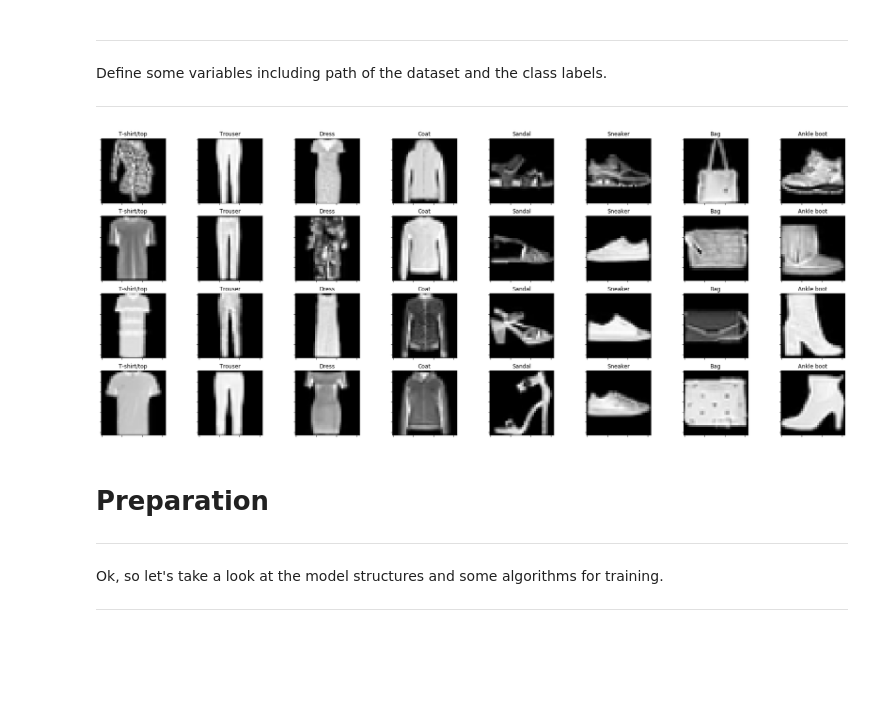
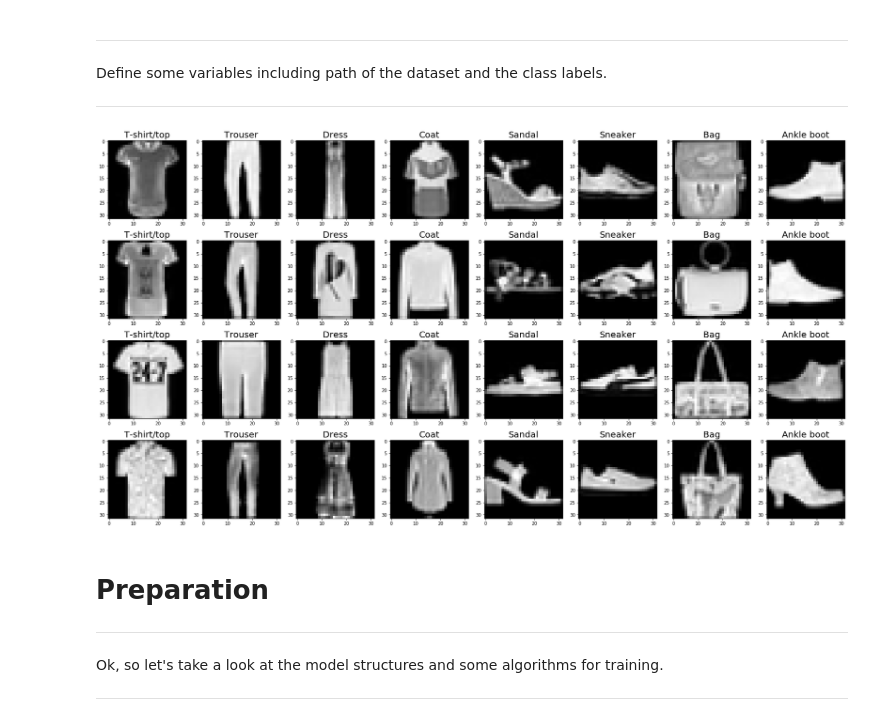
Before and after one commit to shinshoji01/gonken-lesson, a Jupyter notebook: 2021/Week_05_PyTorch/notebooks/classification.ipynb, the cells around one changed output. Drawn from its saved outputs; the diff is of its cells as text; code cells hidden in the pictures; blank space fills up the shorter version.

```diff
--- a/2021/Week_05_PyTorch/notebooks/classification.ipynb
+++ b/2021/Week_05_PyTorch/notebooks/classification.ipynb
@@ -35,0 +38,36 @@ In this notebook, I'm going to explain the basic procedure of classification inc
+# %%
+transform_original = transforms.Compose([
+    transforms.ToTensor(),
+])
+# %%
+transform = transforms.Compose([
+#     transforms.CenterCrop(16),
+#     transforms.ColorJitter(),
+#     transforms.RandomCrop(16),
+#     transforms.Resize(32),
+#     transforms.RandomVerticalFlip(p=0.5),
+#     transforms.RandomHorizontalFlip(p=0.5),
+    transforms.ToTensor(),
+    MinMax(mean0=True),
+])
+# %%
+sample_path = "../sample_images/"
+length = 4
+
+width = 8
+fig = plt.figure(figsize=(3.75*width, 4*length))
+for j in range(8):
+    image = images_path_list[j]
+    with open(image, 'rb') as f:
+        image = Image.open(f)
+        image = image.convert("L")
+
+    img = transform_original(image)
+    ax = fig.add_subplot(length, width, j+1)
+    ax.imshow(image_from_output(img)[0])
+    ax.set_title("original", fontsize=20)
+    for i in range(length-1):
+        img = transform(image)
+        ax = fig.add_subplot(length, width, (i+1)*width+j+1)
+        ax.imshow(image_from_output(img)[0])
+        ax.set_title("augmented", fontsize=20)
@@ -143,17 +190,16 @@ dataset = Dataset_Fashion_MNIST(root, classes, "train", transform["train"], each
 # %%
 display_num = 4
 each_num = int(len(dataset)/len(classes))
-fig = plt.figure(figsize=(30, 12))
+fig = plt.figure(figsize=(30, 16))
 for i in range(display_num):
     for cl in classes:
         ax = fig.add_subplot(display_num, len(classes), len(classes)*i+cl+1)
         index = np.random.randint(0,each_num)+cl*each_num
         x, label = dataset[index]
-        ax.imshow(image_from_numpy(cuda2numpy(x[np.newaxis]))[0])
-        ax.set_title(f"{class_labels[cl]}")
-        ax.tick_params(labelbottom=False, labelleft=False, labelright=False, labeltop=False)
+        ax.imshow(image_from_output(x)[0])
+        ax.set_title(f"{class_labels[cl]}", fontsize=20)
 # %% [output]
-[figure, old version]
+[figure, new version]
 # %% [markdown]
 # Preparation
 ---
```
Also changed, not shown: parts of 7 cells of this notebook, 2 other files.
